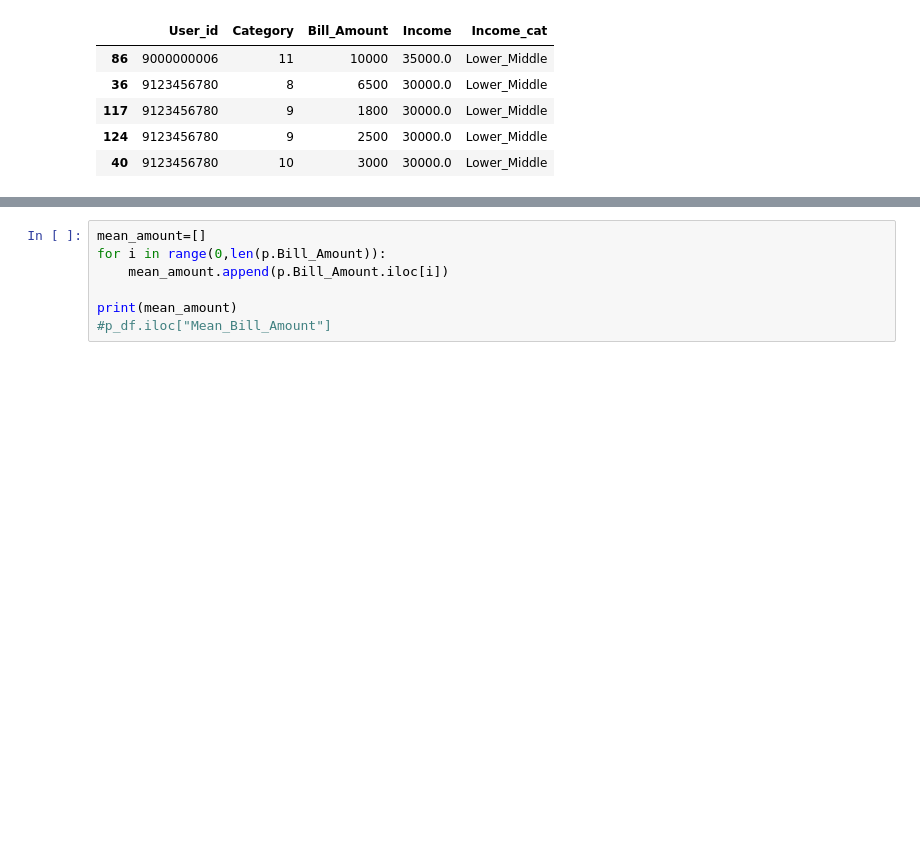
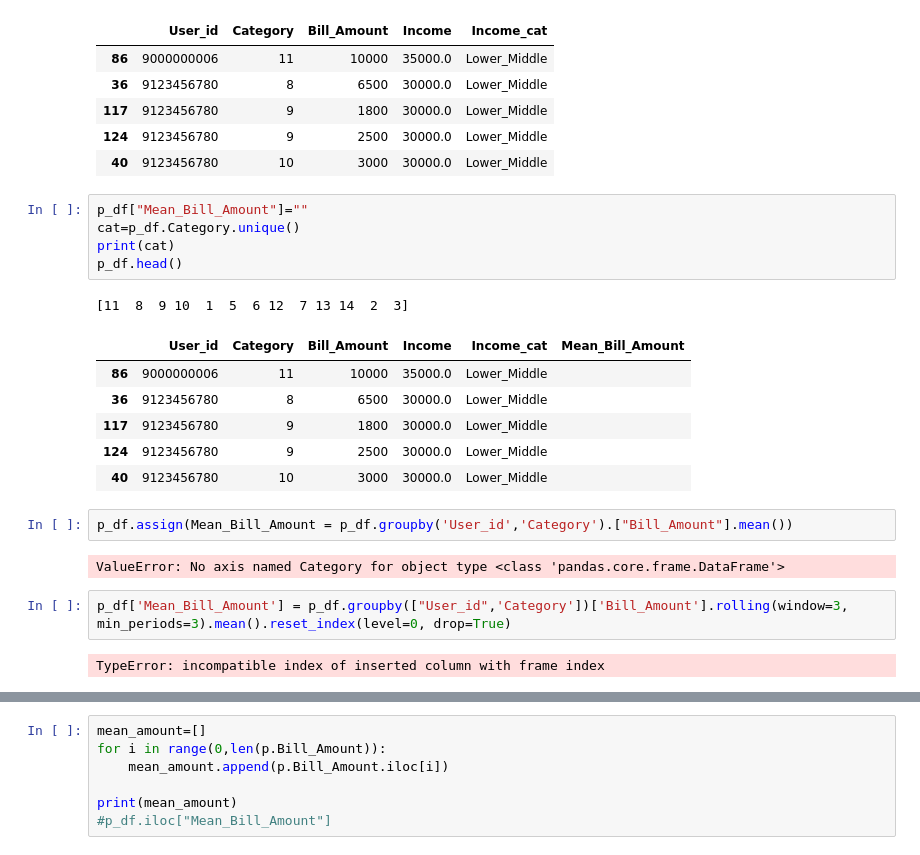
Before and after one commit to sindhushap/My_First_project1, a Jupyter notebook: Data_science_25.26.ipynb, the cells around one changed output, grey strips where cells are left out. Drawn from its saved outputs; the diff is of its cells as text; blank space fills up the shorter version.

```diff
--- a/Data_science_25.26.ipynb
+++ b/Data_science_25.26.ipynb
@@ -464,3 +493,24 @@ p_df.head()
 | 117 | 9123456780 | 9 | 1800 | 30000.0 | Lower_Middle |
 | 124 | 9123456780 | 9 | 2500 | 30000.0 | Lower_Middle |
 | 40 | 9123456780 | 10 | 3000 | 30000.0 | Lower_Middle |
+# %%
+p_df["Mean_Bill_Amount"]=""
+cat=p_df.Category.unique()
+print(cat)
+p_df.head()
+# %% [output]
+[11  8  9 10  1  5  6 12  7 13 14  2  3]
+|  | User_id | Category | Bill_Amount | Income | Income_cat | Mean_Bill_Amount |
+| 86 | 9000000006 | 11 | 10000 | 35000.0 | Lower_Middle |  |
+| 36 | 9123456780 | 8 | 6500 | 30000.0 | Lower_Middle |  |
+| 117 | 9123456780 | 9 | 1800 | 30000.0 | Lower_Middle |  |
+| 124 | 9123456780 | 9 | 2500 | 30000.0 | Lower_Middle |  |
+| 40 | 9123456780 | 10 | 3000 | 30000.0 | Lower_Middle |  |
+# %%
+p_df.assign(Mean_Bill_Amount = p_df.groupby('User_id','Category').["Bill_Amount"].mean())
+# %% [output]
+ValueError: No axis named Category for object type <class 'pandas.core.frame.DataFrame'>
+# %%
+p_df['Mean_Bill_Amount'] = p_df.groupby(["User_id",'Category'])['Bill_Amount'].rolling(window=3, min_periods=3).mean().reset_index(level=0, drop=True)
+# %% [output]
+TypeError: incompatible index of inserted column with frame index
```
Also changed, not shown: parts of 24 cells of this notebook.
